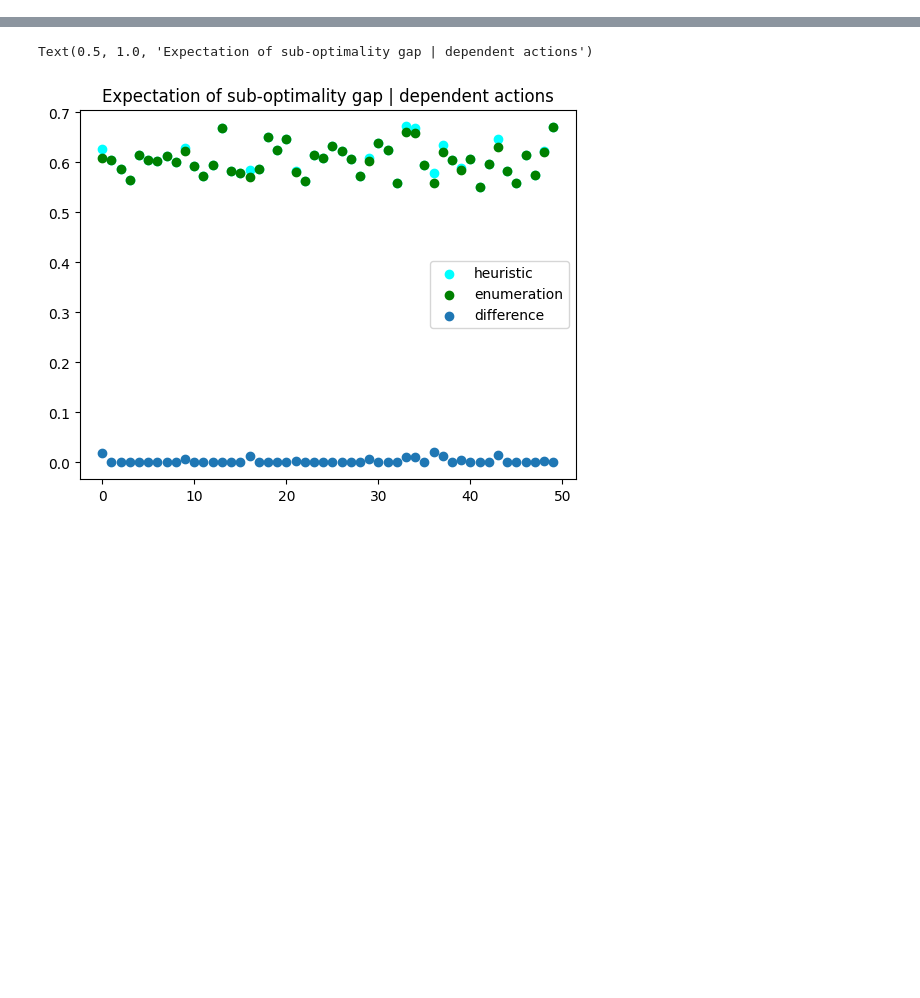
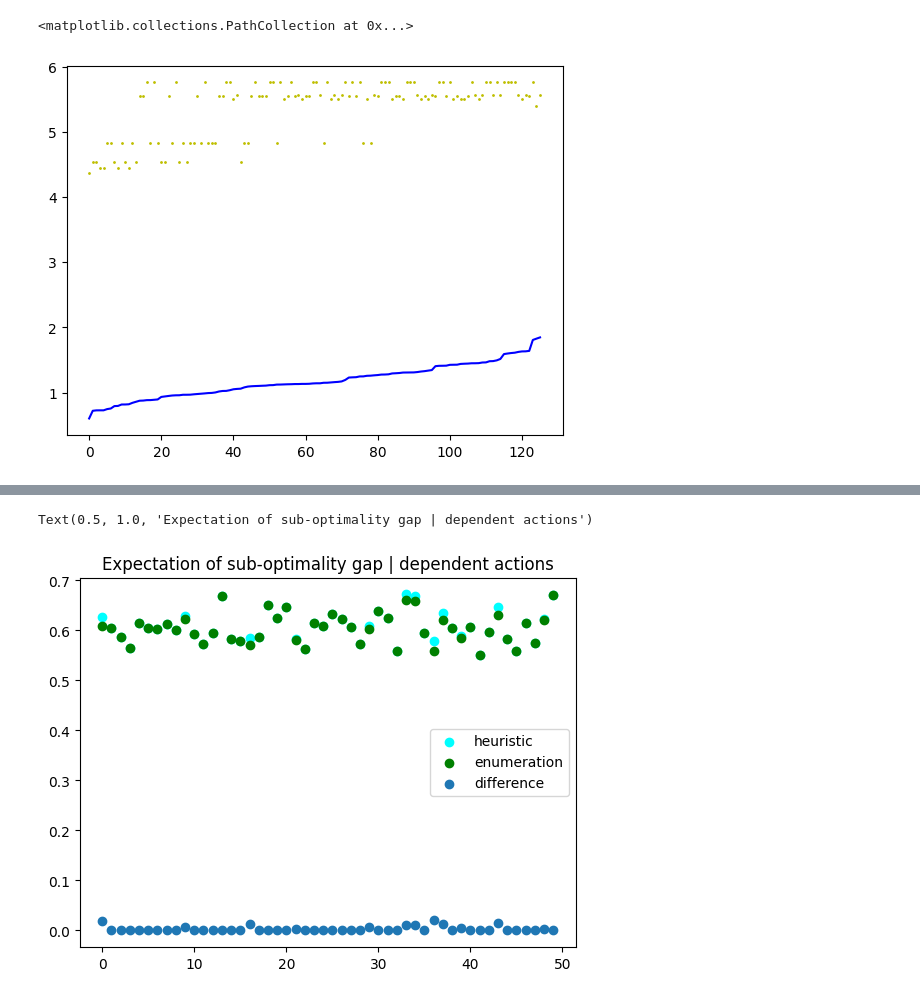
Before and after one commit to Quan-Zhou/MAB, a Jupyter notebook: suboptimality.ipynb, the cells around one changed output, grey strips where cells are left out. Drawn from its saved outputs; the diff is of its cells as text; code cells hidden in the pictures; blank space fills up the shorter version.

```diff
--- a/suboptimality.ipynb
+++ b/suboptimality.ipynb
@@ -124,0 +221,5 @@ class suboptimality:
+# %%
+M=12
+K=4
+delta=(1/2)**(K-1)
+trial=suboptimality(M,K,delta)
@@ -124,0 +257,15 @@ class suboptimality:
+# %%
+numbers = union #[*range(M)]
+comb = generate_combinations(numbers, K)
+y1=[]
+y2=[]
+for c in comb:
+    A=list(c)
+    y1.append(trial.DeltaA(A))
+    y2.append(trial.JA(A))
+# %%
+plt.plot([x for x, _ in sorted(zip(y1, y2))],color='b')
+plt.scatter([*range(len(comb))],[x for _, x in sorted(zip(y1, y2))],color='y',s=1)
+# %% [output]
+<matplotlib.collections.PathCollection at 0x...>
+[figure, added]
```
Also changed, not shown: parts of 32 cells of this notebook, 2 other files.
